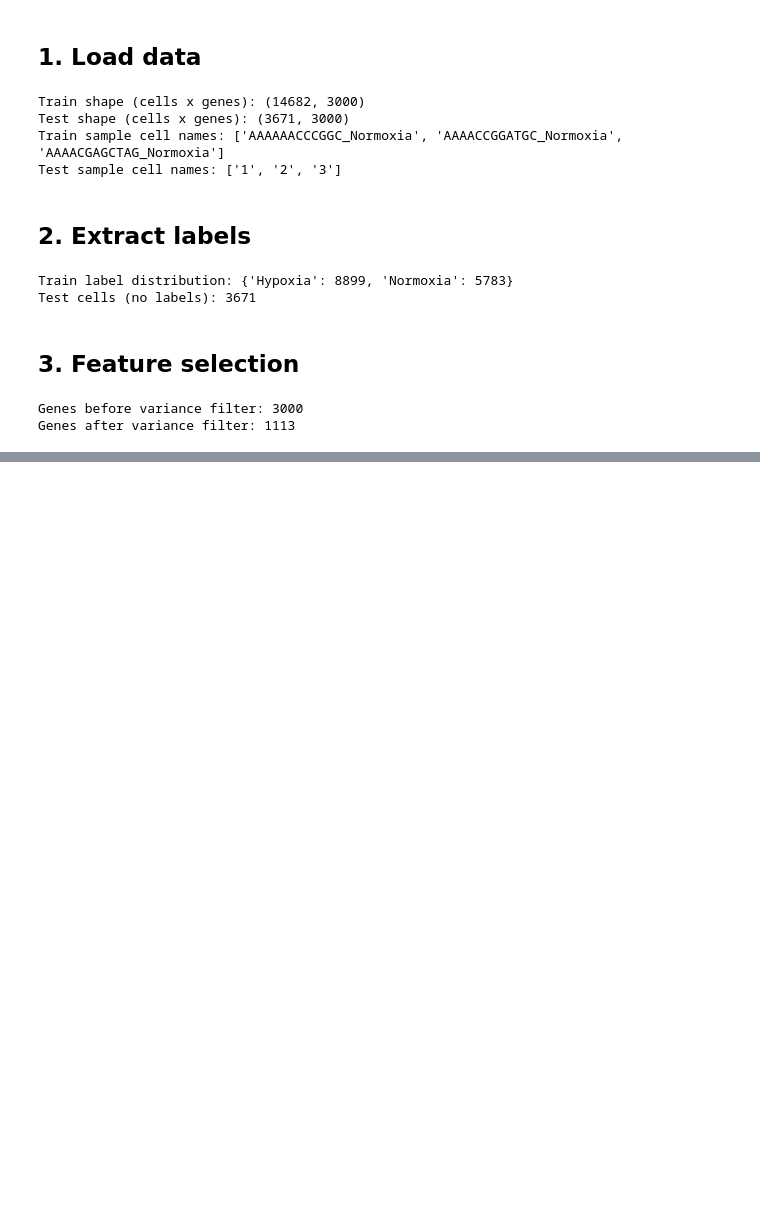
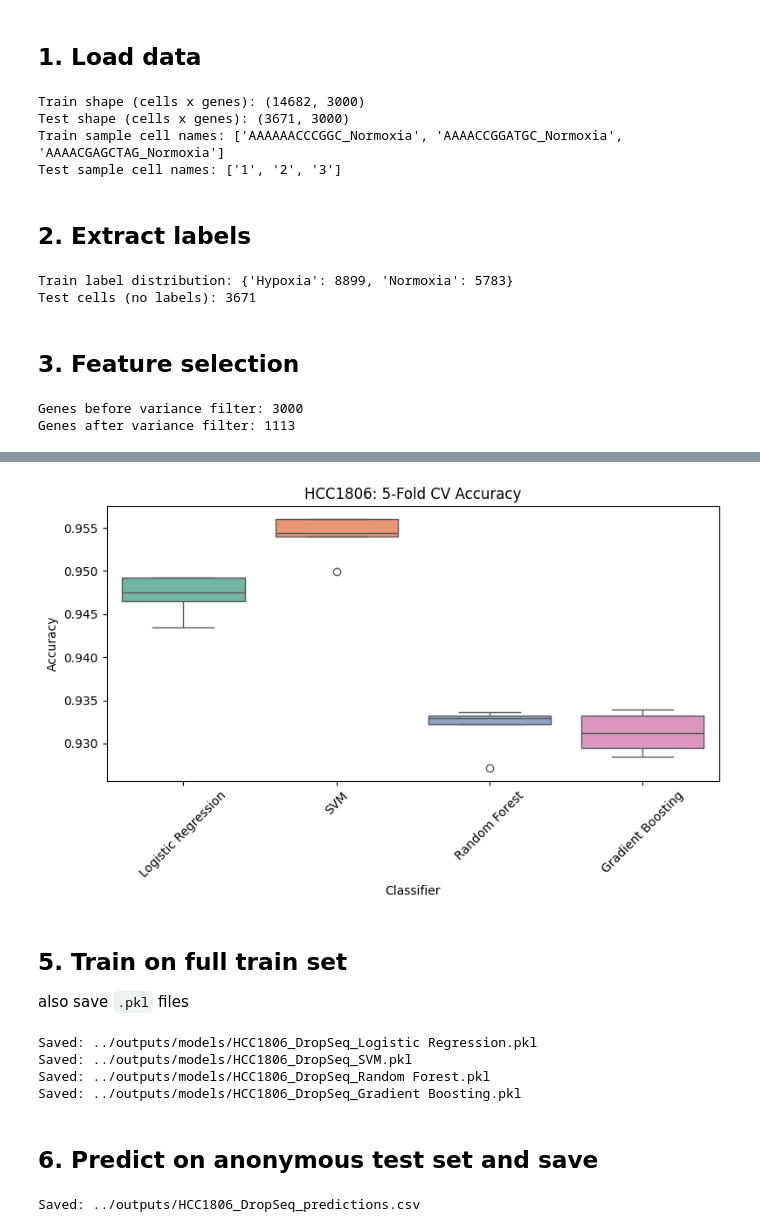
Before and after one commit to maraandronache/hypoxia-classifier, a Jupyter notebook: notebooks/03b_classifiers_HCC1806.ipynb, the cells around one changed output, grey strips where cells are left out. Saved outputs shown, nothing was run; the diff lists cells and outputs as text; code cells hidden in the pictures; blank space fills up the shorter version.

```diff
--- a/notebooks/03b_classifiers_HCC1806.ipynb
+++ b/notebooks/03b_classifiers_HCC1806.ipynb
@@ -77,0 +118,47 @@ pd.Series(mi_scores[top_idx], index=top_genes).sort_values(ascending=False).to_c
+# %%
+plt.figure(figsize=(8, 5))
+sns.boxplot(data=pd.DataFrame(cv_results), palette='Set2')
+plt.title('HCC1806: 5-Fold CV Accuracy')
+plt.ylabel('Accuracy')
+plt.xlabel('Classifier')
+plt.xticks(rotation=45)
+plt.tight_layout()
+plt.savefig('../outputs/figures/HCC1806_5foldCV_accuracy.png', dpi=150)
+plt.show()
+# %% [output]
+[figure, added]
+# %% [markdown]
+## 5. Train on full train set
+
+also save `.pkl` files
+# %%
+trained_models = {}
+for name, model in models.items():
+    model.fit(x_train_top, y_train)
+    trained_models[name] = model
+    path = f'../outputs/models/HCC1806_DropSeq_{name}.pkl'
+    with open(path, 'wb') as f:
+        pickle.dump(model, f)
+    print(f'Saved: {path}')
+# %% [output]
+Saved: ../outputs/models/HCC1806_DropSeq_Logistic Regression.pkl
+Saved: ../outputs/models/HCC1806_DropSeq_SVM.pkl
+Saved: ../outputs/models/HCC1806_DropSeq_Random Forest.pkl
+Saved: ../outputs/models/HCC1806_DropSeq_Gradient Boosting.pkl
+# %% [markdown]
+## 6. Predict on anonymous test set and save
+# %%
+BEST_MODEL_NAME = 'SVM'
+
+best_model = trained_models[BEST_MODEL_NAME]
+preds = best_model.predict(x_test_top)
+
+pred_df = pd.DataFrame({
+    'cell': test_raw.index,
+    'predicted_label': preds
+})
+
+pred_df.to_csv('../outputs/HCC1806_DropSeq_predictions.csv', index=False)
+print('Saved: ../outputs/HCC1806_DropSeq_predictions.csv')
+# %% [output]
+Saved: ../outputs/HCC1806_DropSeq_predictions.csv
```
Also changed, not shown: parts of 7 cells of this notebook, 2 other files.
